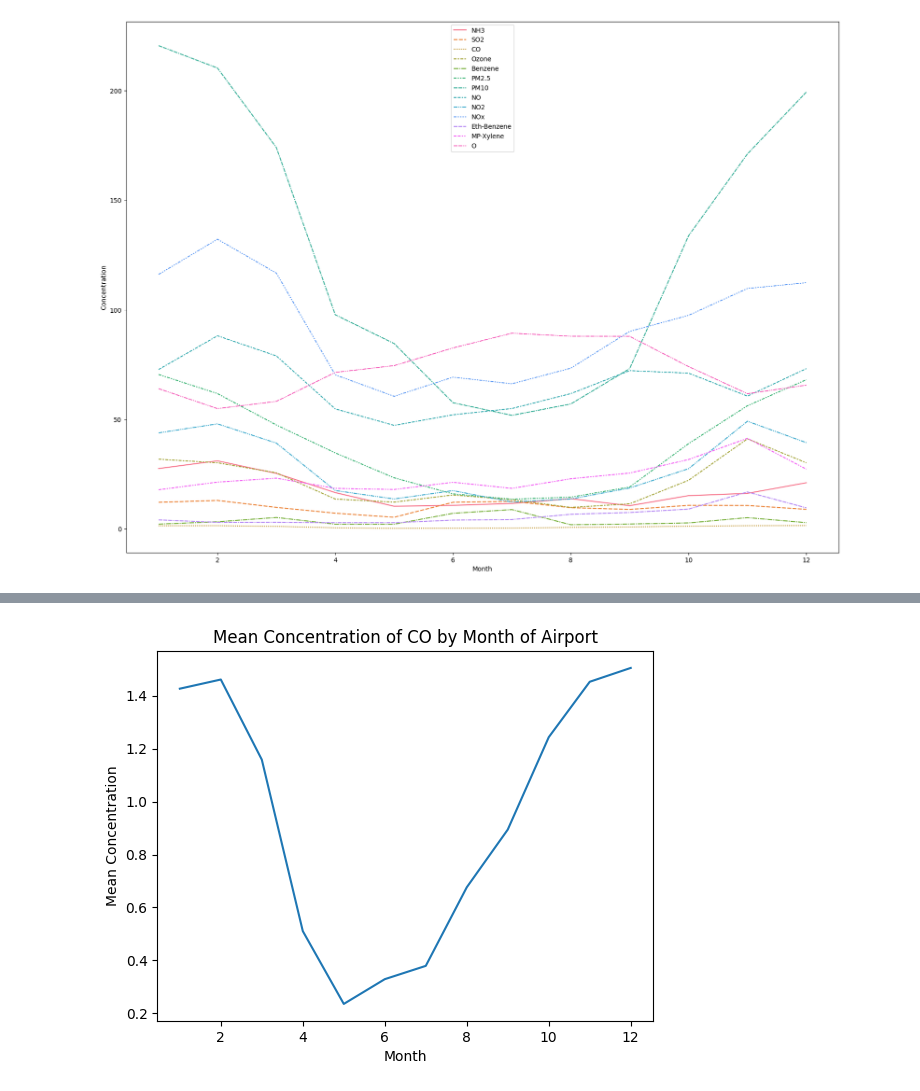
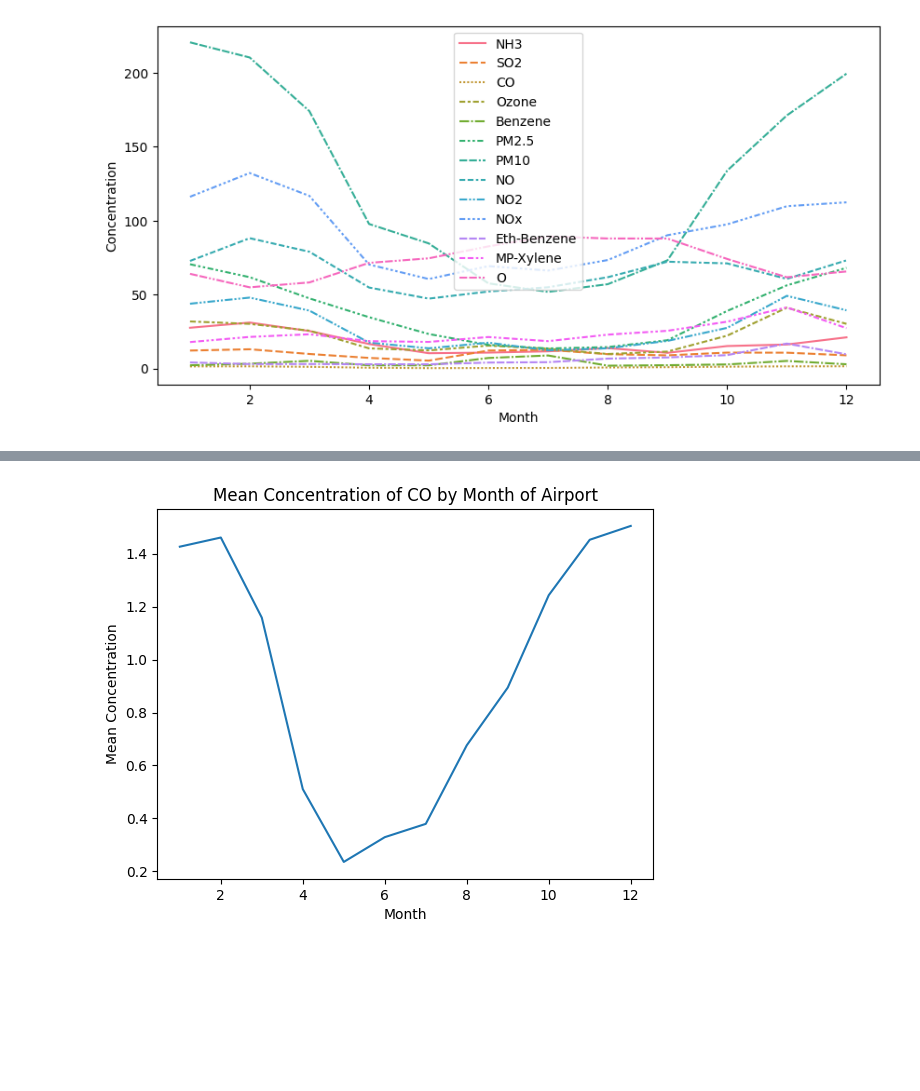
Before and after one commit to 0-shubham-0/Air_Toxicity_Prediction, a Jupyter notebook: notebooks/EDA/bi_lab.ipynb, the cells around one changed output, grey strips where cells are left out. Saved outputs shown, nothing was run; the diff lists cells and outputs as text; code cells hidden in the pictures; blank space fills up the shorter version.

```diff
--- a/notebooks/EDA/bi_lab.ipynb
+++ b/notebooks/EDA/bi_lab.ipynb
@@ -19,6 +19,8 @@ kurla_data['From Date'] = pd.to_datetime(airport_data['From Date'])
 airport_data['Month'] = airport_data['From Date'].dt.month
 airport_data['Season'] = (airport_data['Month'] % 12 + 3) // 3
 airport_data['Hour'] = airport_data['HOUR']
+airport_data['Week'] = airport_data['From Date'].dt.dayofweek
+
 
 # Extract the month, season, and hour from the 'Date' column
 chakala_data['Month'] = chakala_data['From Date'].dt.month
@@ -45,10 +72,10 @@ grouped_hour2 = kurla_data.groupby('Hour').mean()
 # %%
 # Plot the mean concentration of each pollutant by month, season, and hour
-plt.figure(figsize=(20,15))
+plt.figure(figsize=(10,5))
 sns.lineplot(data=grouped_month[['NH3', 'SO2', 'CO', 'Ozone', 'Benzene', 'PM2.5', 'PM10', 'NO', 'NO2', 'NOx', 'Eth-Benzene', 'MP-Xylene', 'O']])
 plt.xlabel('Month')
 plt.ylabel('Concentration')
 plt.show()
 # %% [output]
-[figure, old version]
+[figure, new version]
 # %%
```
Also changed, not shown: parts of 11 cells of this notebook, 1 other file.
